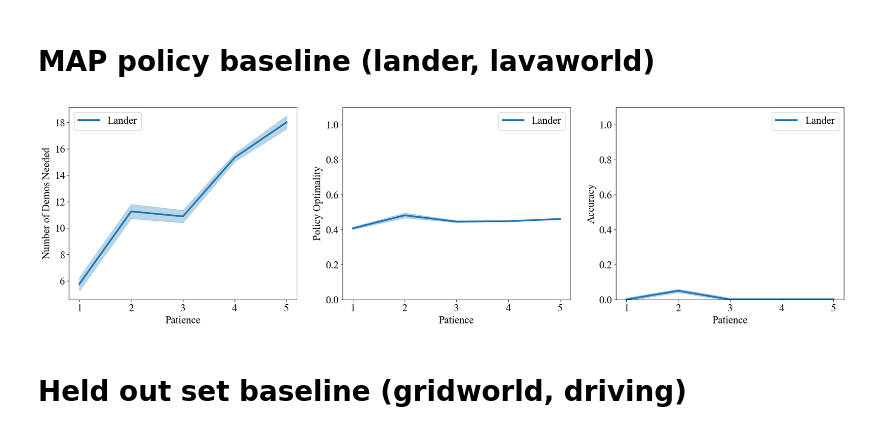
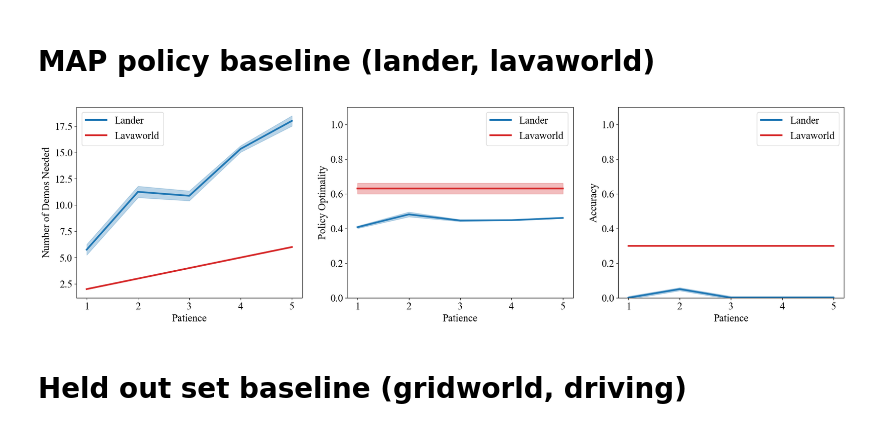
Before and after one commit to dsbrown1331/birl, a Jupyter notebook: organized_plotting.ipynb, the cells around one changed output. Drawn from its saved outputs; the diff is of its cells as text; code cells hidden in the pictures.

```diff
--- a/organized_plotting.ipynb
+++ b/organized_plotting.ipynb
@@ -1315,51 +1349,51 @@ axes[0].plot(x, y, color = color_scheme["lander"], label = "Lander")
 err = np.array([sem(lander_patience_metrics["num_demos"][t]) for t in x])
 axes[0].fill_between(x, y - err, y + err, alpha = 0.3, color = color_scheme["lander"])
 
-# y = np.array([mean(lavaworld_patience_metrics["num_demos"][t]) for t in x])
-# axes[0].plot(x, y, color = color_scheme["lavaworld"], label = "Lavaworld")
-# err = np.array([sem(lavaworld_patience_metrics["num_demos"][t]) for t in x])
-# axes[0].fill_between(x, y - err, y + err, alpha = 0.3, color = color_scheme["lavaworld"])
+y = np.array([mean(lavaworld_patience_metrics["num_demos"][t]) for t in x])
+axes[0].plot(x, y, color = color_scheme["lavaworld"], label = "Lavaworld")
+err = np.array([sem(lavaworld_patience_metrics["num_demos"][t]) for t in x])
+axes[0].fill_between(x, y - err, y + err, alpha = 0.3, color = color_scheme["lavaworld"])
 
 axes[0].set(xlabel = "Patience", ylabel = "Number of Demos Needed")
 # axes[0].set_yticks([round(v, 2) for v in np.arange(0.60, 0.80, 0.05)])
 
 
 y = np.array([mean(lander_patience_metrics["policy_optimalities"][t]) for t in x])
 axes[1].plot(x, y, color = color_scheme["lander"], label = "Lander")
 err = np.array([sem(lander_patience_metrics["policy_optimalities"][t]) for t in x])
 axes[1].fill_between(x, y - err, y + err, alpha = 0.3, color = color_scheme["lander"])
 
-# y = np.array([mean(lavaworld_patience_metrics["policy_optimalities"][t]) for t in x])
-# axes[1].plot(x, y, color = color_scheme["lavaworld"], label = "Lavaworld")
-# err = np.array([sem(lavaworld_patience_metrics["policy_optimalities"][t]) for t in x])
-# axes[1].fill_between(x, y - err, y + err, alpha = 0.3, color = color_scheme["lavaworld"])
+y = np.array([mean(lavaworld_patience_metrics["policy_optimalities"][t]) for t in x])
+axes[1].plot(x, y, color = color_scheme["lavaworld"], label = "Lavaworld")
+err = np.array([sem(lavaworld_patience_metrics["policy_optimalities"][t]) for t in x])
+axes[1].fill_between(x, y - err, y + err, alpha = 0.3, color = color_scheme["lavaworld"])
 
 axes[1].set_yticks([round(v, 1) for v in np.arange(0.0, 1.1, 0.2)])
 axes[1].set_ylim([0, 1.1])
 axes[1].set(xlabel = "Patience", ylabel = "Policy Optimality")
 
 
 y = np.array([lander_patience_metrics["accuracies"][t] for t in x])
 axes[2].plot(x, y, color = color_scheme["lander"], label = "Lander")
 err = np.array([np.std(y) / np.sqrt(len(y))] * len(y))
 axes[2].fill_between(x, y - err, y + err, alpha = 0.3, color = color_scheme["lander"])
 
-# y = np.array([lavaworld_patience_metrics["accuracies"][t] for t in x])
-# axes[2].plot(x, y, color = color_scheme["lavaworld"], label = "Lavaworld")
-# err = np.array([np.std(y) / np.sqrt(len(y))] * len(y))
-# axes[2].fill_between(x, y - err, y + err, alpha = 0.3, color = color_scheme["lavaworld"])
+y = np.array([lavaworld_patience_metrics["accuracies"][t] for t in x])
+axes[2].plot(x, y, color = color_scheme["lavaworld"], label = "Lavaworld")
+err = np.array([np.std(y) / np.sqrt(len(y))] * len(y))
+axes[2].fill_between(x, y - err, y + err, alpha = 0.3, color = color_scheme["lavaworld"])
 
 axes[2].set_yticks([round(v, 1) for v in np.arange(0.0, 1.1, 0.2)])
 axes[2].set_ylim([0, 1.1])
 axes[2].set(xlabel = "Patience", ylabel = "Accuracy")
 
 for ax in axes.flat:
     ax.set_xticks(x)
     ax.legend()
 
 plt.show()
 # %% [output]
-[figure, old version]
+[figure, new version]
 # %% [markdown]
 # Held out set baseline (gridworld, driving)
 # %%
```
Also changed, not shown: parts of 16 cells of this notebook, 2 other files.
